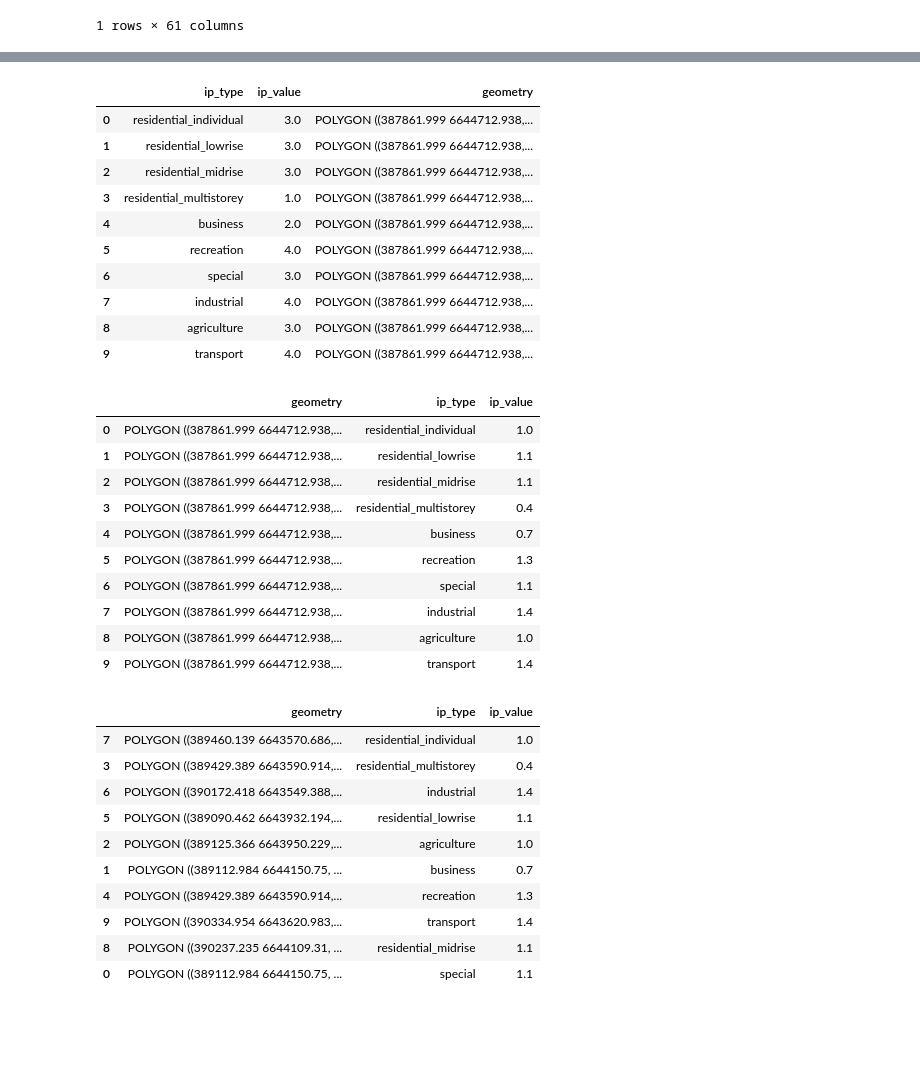
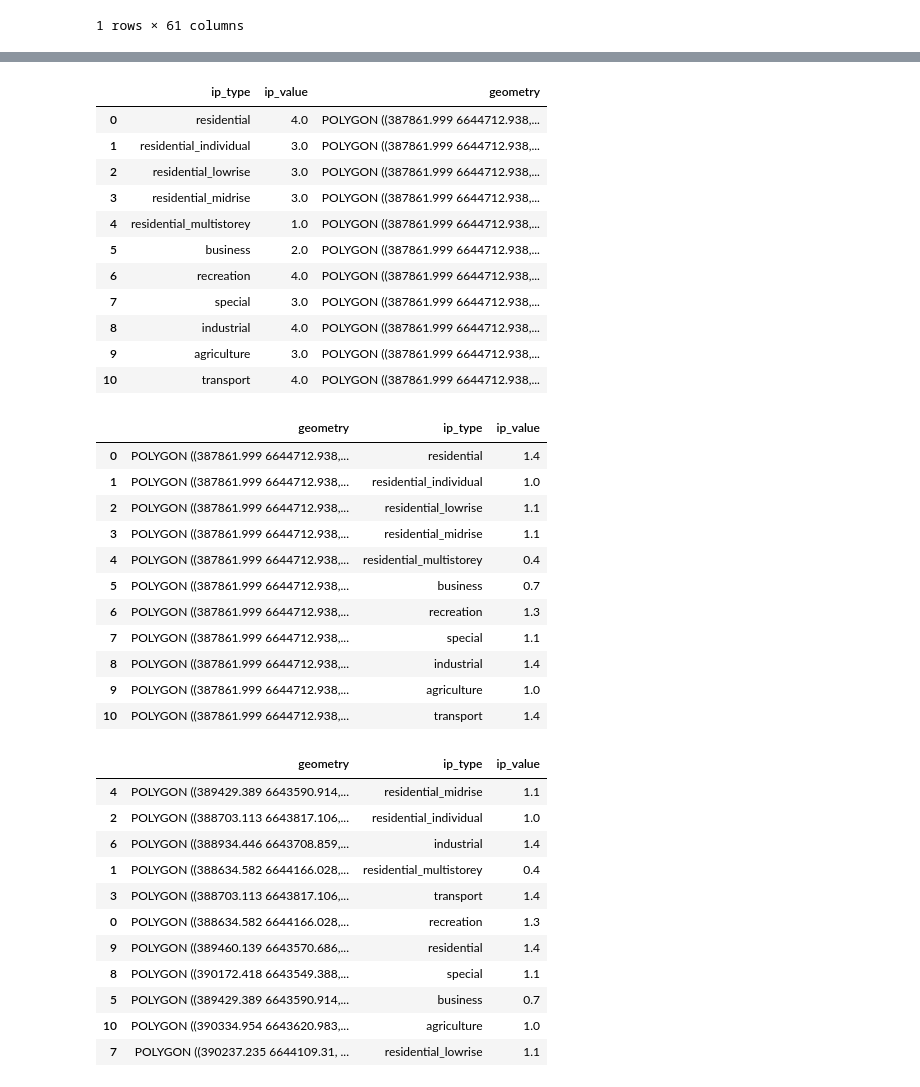
Before and after one commit to Mvin8/Urbanomy, a Jupyter notebook: examples/F37_project.ipynb, the cells around one changed output, grey strips where cells are left out. Cells and saved outputs as stored; diff of their text form; code cells hidden in the pictures; blank space fills up the shorter version.

Commit message:
new: residential landuse

```diff
--- a/examples/F37_project.ipynb
+++ b/examples/F37_project.ipynb
@@ -63,3 +63,6 @@ polygon_gdf
 |  | geometry | Численность населения | Население | Транспортное обеспечение | Экологическая ситуация | ... |
 | 0 | POLYGON ((387861.999 6644712.938,... | 0.0 | 2.0 | 5.0 | -2.66 | ... |
 1 rows × 61 columns
+# %%
+polygon_gdf['Потенциал развития  жилой застройки'] = 4
+polygon_gdf
@@ -68,43 +75,45 @@ from typing import Final
 import geopandas as gpd
 
 LAND_USE_TO_POTENTIAL_COLUMN: Final[dict[str, str]] = {
+    "residential": "Потенциал развития  жилой застройки",
     "residential_individual": "Потенциал развития жилой застройки типа ИЖС",
     "residential_lowrise":     "Потенциал развития малоэтажной жилой застройки",
     "residential_midrise":     "Потенциал развития среднеэтажной жилой застройки",
     "residential_multistorey": "Потенциал развития многоэтажной жилой застройки",
     "business":     "Потенциал развития застройки общественно-деловой зоны",
     "recreation":   "Потенциал развития застройки рекреационной зоны",
     "special":      "Потенциал развития застройки зоны специального назначения",
     "industrial":   "Потенциал развития застройки промышленной зоны",
     "agriculture":  "Потенциал развития застройки сельскохозяйственной зоны",
     "transport":    "Потенциал развития застройки транспортной зоны",
 }
 
 records = []
 for _, row in polygon_gdf.iterrows():
     for ip_type, col_name in LAND_USE_TO_POTENTIAL_COLUMN.items():
         records.append({
             "ip_type":  ip_type,
             "ip_value": row[col_name],
             "geometry": row.geometry
         })
 
 # Создаём новый GeoDataFrame
 base_gdf = gpd.GeoDataFrame(records, crs=polygon_gdf.crs)
 base_gdf = base_gdf.reset_index(drop=True)
 base_gdf
 # %% [output]
 |  | ip_type | ip_value | geometry |
-| 0 | residential_individual | 3.0 | POLYGON ((387861.999 6644712.938,... |
-| 1 | residential_lowrise | 3.0 | POLYGON ((387861.999 6644712.938,... |
-| 2 | residential_midrise | 3.0 | POLYGON ((387861.999 6644712.938,... |
-| 3 | residential_multistorey | 1.0 | POLYGON ((387861.999 6644712.938,... |
-| 4 | business | 2.0 | POLYGON ((387861.999 6644712.938,... |
-| 5 | recreation | 4.0 | POLYGON ((387861.999 6644712.938,... |
-| 6 | special | 3.0 | POLYGON ((387861.999 6644712.938,... |
-| 7 | industrial | 4.0 | POLYGON ((387861.999 6644712.938,... |
-| 8 | agriculture | 3.0 | POLYGON ((387861.999 6644712.938,... |
-| 9 | transport | 4.0 | POLYGON ((387861.999 6644712.938,... |
+| 0 | residential | 4.0 | POLYGON ((387861.999 6644712.938,... |
+| 1 | residential_individual | 3.0 | POLYGON ((387861.999 6644712.938,... |
+| 2 | residential_lowrise | 3.0 | POLYGON ((387861.999 6644712.938,... |
+| 3 | residential_midrise | 3.0 | POLYGON ((387861.999 6644712.938,... |
+| 4 | residential_multistorey | 1.0 | POLYGON ((387861.999 6644712.938,... |
+| 5 | business | 2.0 | POLYGON ((387861.999 6644712.938,... |
+| 6 | recreation | 4.0 | POLYGON ((387861.999 6644712.938,... |
+| 7 | special | 3.0 | POLYGON ((387861.999 6644712.938,... |
+| 8 | industrial | 4.0 | POLYGON ((387861.999 6644712.938,... |
+| 9 | agriculture | 3.0 | POLYGON ((387861.999 6644712.938,... |
+| 10 | transport | 4.0 | POLYGON ((387861.999 6644712.938,... |
 # %%
 from urbanomy.methods.investment_potential import LandUseScoreAnalyzer
 
@@ -113,16 +122,17 @@ score_gdf = analyzer.compute_scores_long(polygon_gdf)
 score_gdf
 # %% [output]
 |  | geometry | ip_type | ip_value |
-| 0 | POLYGON ((387861.999 6644712.938,... | residential_individual | 1.0 |
-| 1 | POLYGON ((387861.999 6644712.938,... | residential_lowrise | 1.1 |
-| 2 | POLYGON ((387861.999 6644712.938,... | residential_midrise | 1.1 |
-| 3 | POLYGON ((387861.999 6644712.938,... | residential_multistorey | 0.4 |
-| 4 | POLYGON ((387861.999 6644712.938,... | business | 0.7 |
-| 5 | POLYGON ((387861.999 6644712.938,... | recreation | 1.3 |
-| 6 | POLYGON ((387861.999 6644712.938,... | special | 1.1 |
-| 7 | POLYGON ((387861.999 6644712.938,... | industrial | 1.4 |
-| 8 | POLYGON ((387861.999 6644712.938,... | agriculture | 1.0 |
-| 9 | POLYGON ((387861.999 6644712.938,... | transport | 1.4 |
+| 0 | POLYGON ((387861.999 6644712.938,... | residential | 1.4 |
+| 1 | POLYGON ((387861.999 6644712.938,... | residential_individual | 1.0 |
+| 2 | POLYGON ((387861.999 6644712.938,... | residential_lowrise | 1.1 |
+| 3 | POLYGON ((387861.999 6644712.938,... | residential_midrise | 1.1 |
+| 4 | POLYGON ((387861.999 6644712.938,... | residential_multistorey | 0.4 |
+| 5 | POLYGON ((387861.999 6644712.938,... | business | 0.7 |
+| 6 | POLYGON ((387861.999 6644712.938,... | recreation | 1.3 |
+| 7 | POLYGON ((387861.999 6644712.938,... | special | 1.1 |
+| 8 | POLYGON ((387861.999 6644712.938,... | industrial | 1.4 |
+| 9 | POLYGON ((387861.999 6644712.938,... | agriculture | 1.0 |
+| 10 | POLYGON ((387861.999 6644712.938,... | transport | 1.4 |
 # %%
 import geopandas as gpd
 import random
@@ -182,16 +192,17 @@ project_gdf = generate_voronoi_zones(score_gdf) #base_gdf
 project_gdf
 # %% [output]
 |  | geometry | ip_type | ip_value |
-| 7 | POLYGON ((389460.139 6643570.686,... | residential_individual | 1.0 |
-| 3 | POLYGON ((389429.389 6643590.914,... | residential_multistorey | 0.4 |
-| 6 | POLYGON ((390172.418 6643549.388,... | industrial | 1.4 |
-| 5 | POLYGON ((389090.462 6643932.194,... | residential_lowrise | 1.1 |
-| 2 | POLYGON ((389125.366 6643950.229,... | agriculture | 1.0 |
-| 1 | POLYGON ((389112.984 6644150.75, ... | business | 0.7 |
-| 4 | POLYGON ((389429.389 6643590.914,... | recreation | 1.3 |
-| 9 | POLYGON ((390334.954 6643620.983,... | transport | 1.4 |
-| 8 | POLYGON ((390237.235 6644109.31, ... | residential_midrise | 1.1 |
-| 0 | POLYGON ((389112.984 6644150.75, ... | special | 1.1 |
+| 4 | POLYGON ((389429.389 6643590.914,... | residential_midrise | 1.1 |
+| 2 | POLYGON ((388703.113 6643817.106,... | residential_individual | 1.0 |
+| 6 | POLYGON ((388934.446 6643708.859,... | industrial | 1.4 |
+| 1 | POLYGON ((388634.582 6644166.028,... | residential_multistorey | 0.4 |
+| 3 | POLYGON ((388703.113 6643817.106,... | transport | 1.4 |
+| 0 | POLYGON ((388634.582 6644166.028,... | recreation | 1.3 |
+| 9 | POLYGON ((389460.139 6643570.686,... | residential | 1.4 |
+| 8 | POLYGON ((390172.418 6643549.388,... | special | 1.1 |
+| 5 | POLYGON ((389429.389 6643590.914,... | business | 0.7 |
+| 10 | POLYGON ((390334.954 6643620.983,... | agriculture | 1.0 |
+| 7 | POLYGON ((390237.235 6644109.31, ... | residential_lowrise | 1.1 |
 # %%
 project_gdf['area'] = project_gdf.geometry.area
 project_gdf
```
Also changed, not shown: parts of 4 cells of this notebook, 1 other file.
